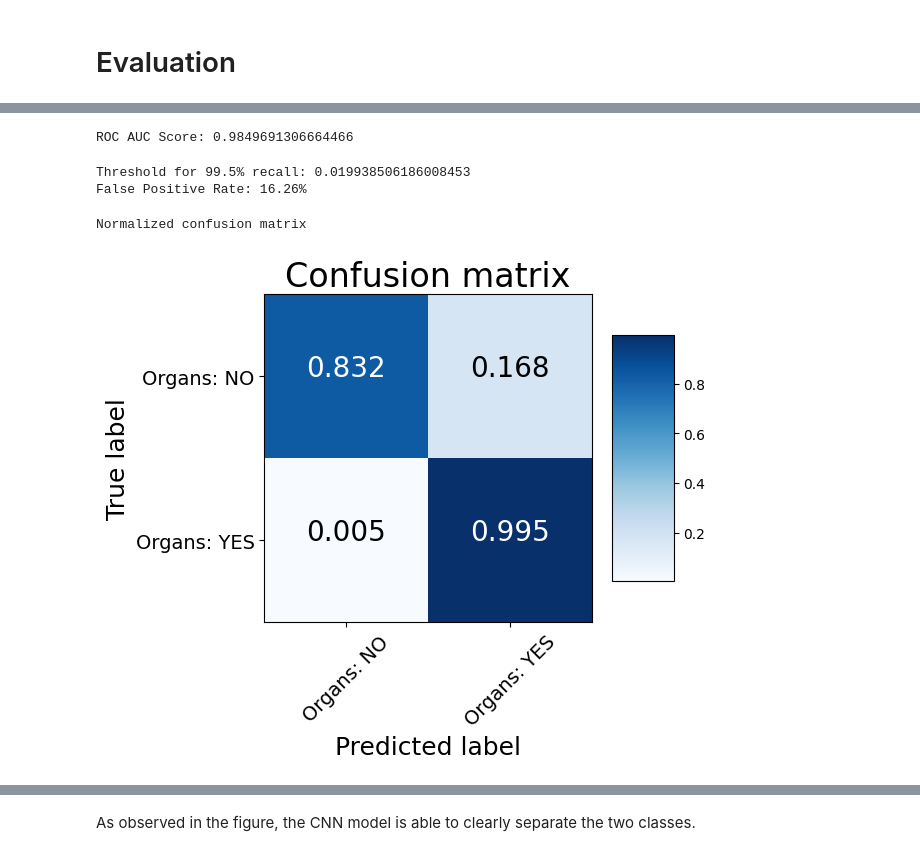
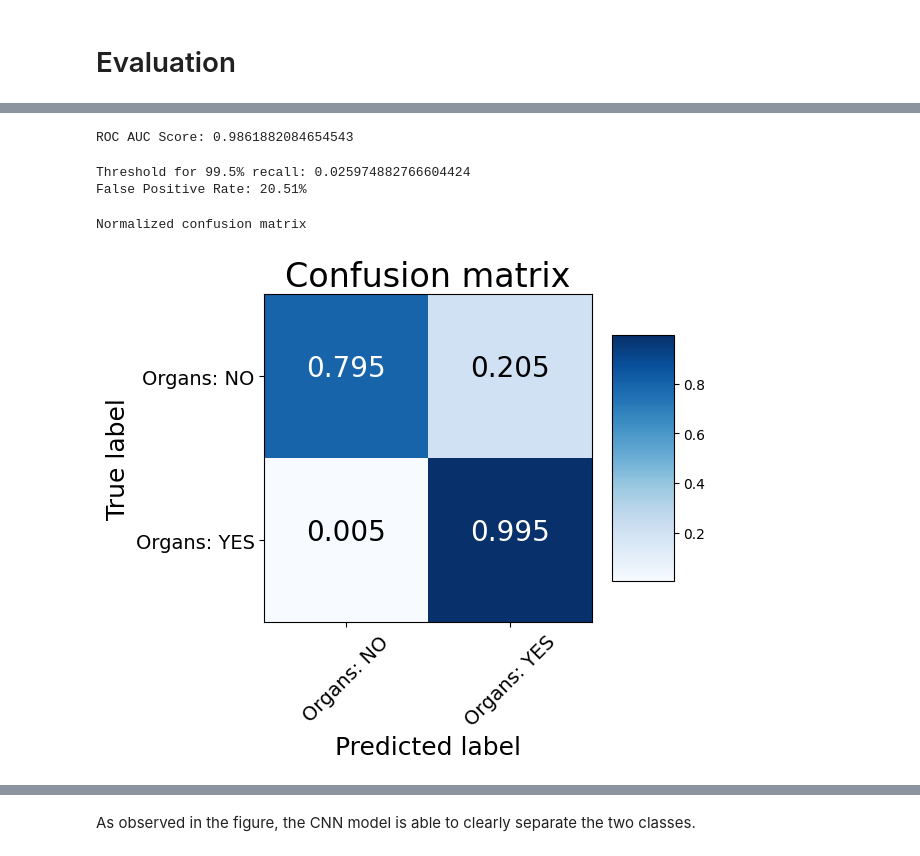
Before and after one commit to diwalsh/Medical-Imaging-Segmentation-Application, a Jupyter notebook: cnn_classification_resnet_test.ipynb, the cells around one changed output, grey strips where cells are left out. Cells and saved outputs as stored; diff of their text form; code cells hidden in the pictures.

```diff
--- a/cnn_classification_resnet_test.ipynb
+++ b/cnn_classification_resnet_test.ipynb
@@ -19,7 +19,8 @@ from keras.models import load_model
 MEAN = 0.136
 STD = 0.178
 IM_SIZE = 288
-BATCH_SIZE=32
+BATCH_SIZE = 32
+TARGET_RECALL = 0.995
 # %% [markdown]
 # Evaluation Functions
 # %%
@@ -133,6 +134,11 @@ Found 6560 images belonging to 2 classes.
 #model_5 = load_model("models/resnet50v2_nn256_lr0001_relu_batch32_epoch50_v3_2p5d.keras")
 #model_6 = load_model("models/resnet50v2_nn256_lr0001_relu_batch32_epoch50_v3.keras")
 #model_8 = load_model('models/resnet50v2_nn384_lr0001_relu_batch32_epoch30_v5.keras')
-model_3 = load_model('models/resnet50v2_nn256_lr0001_relu_batch32_epoch30_v2.keras')
+#model_3 = load_model('models/resnet50v2_nn256_lr0001_relu_batch32_epoch30_v2.keras')
+#model_7 = load_model('models/resnet50v2_nn256_lr0001_relu_batch64_epoch30_v4.keras')
+#model_9 = load_model('models/resnet50v2_nn384_lr0001_relu_batch32_epoch50_v6.keras')
+#model_10 = load_model('models/resnet50v2_nn64_lr0001_relu_batch32_epoch50_v7.keras')
+#model_11 = load_model('models/resnet50v2_nn256_lr0001_relu_batch64_epoch50_v8.keras')
+
 model_7 = load_model('models/resnet50v2_nn256_lr0001_relu_batch64_epoch30_v4.keras')
-#model_9 = load_model('models/resnet50v2_nn384_lr0001_relu_batch32_epoch50_v6.keras')
+model_12 = load_model('models/resnet50v2_nn256_64_lr0001_relu_batch64_epoch50_v9.keras')
@@ -146,12 +148,13 @@ model_11 = load_model('models/resnet50v2_nn256_lr0001_relu_batch64_epoch50_v8.ke
 # Make predictions
 #y_pred_1 = model_1.predict(test_generator_2d).reshape(-1)
 #y_pred_2 = model_2.predict(test_generator_2d).reshape(-1)
-
-y_pred_3 = model_3.predict(test_generator_2d).reshape(-1)
+#y_pred_3 = model_3.predict(test_generator_2d).reshape(-1)
 #y_pred_5 = model_5.predict(test_generator_2p5d).reshape(-1)
 #y_pred_6 = model_6.predict(test_generator_2d).reshape(-1)
-y_pred_7 = model_7.predict(test_generator_2d).reshape(-1)
+#y_pred_7 = model_7.predict(test_generator_2d).reshape(-1)
 #y_pred_8 = model_8.predict(test_generator_2d).reshape(-1)
 #y_pred_9 = model_9.predict(test_generator_2d).reshape(-1)
-y_pred_11 = model_11.predict(test_generator_2d).reshape(-1)
+#y_pred_11 = model_11.predict(test_generator_2d).reshape(-1)
+y_pred_7 = model_7.predict(test_generator_2d).reshape(-1)
+y_pred_12 = model_12.predict(test_generator_2d).reshape(-1)
 # %% [output]
@@ -207,35 +243,36 @@ plt.show()
 # %%
 # Compute roc auc score
-roc_auc_model_3 = roc_auc_score(y_test, y_pred_3)
+#roc_auc_model_3 = roc_auc_score(y_test, y_pred_3)
 #roc_auc_model_6 = roc_auc_score(y_test, y_pred_6)
-roc_auc_model_7 = roc_auc_score(y_test, y_pred_7)
+#roc_auc_model_7 = roc_auc_score(y_test, y_pred_7)
 #roc_auc_model_8 = roc_auc_score(y_test, y_pred_8)
 #roc_auc_model_9 = roc_auc_score(y_test, y_pred_9)
-print(f"ROC AUC Score: {roc_auc_model_7}")
+roc_auc_model = roc_auc_score(y_test, y_pred_12)
+print(f"ROC AUC Score: {roc_auc_model}")
 # %% [output]
-ROC AUC Score: 0.9849691306664466
+ROC AUC Score: 0.9861882084654543
 # %%
 # Compute the threshold to achieve a 99% recall
-recall = 0.995
-thr, fpr = find_roc_threshold_tpr(y_test, y_pred_3, recall)
+recall = TARGET_RECALL
+thr, fpr = find_roc_threshold_tpr(y_test, y_pred_12, recall)
 print(f"Threshold for {round(100*recall, 2)}% recall: {thr}")
 print(f"False Positive Rate: {round(100*fpr, 2)}%")
 # %% [output]
-Threshold for 99.5% recall: 0.019938506186008453
-False Positive Rate: 16.26%
+Threshold for 99.5% recall: 0.025974882766604424
+False Positive Rate: 20.51%
 # %%
 # Plot confusion matrix
-cm = confusion_matrix(y_test, y_pred_7 >= thr)
+cm = confusion_matrix(y_test, y_pred_12 >= thr)
 plot_confusion_matrix(cm,
                       ['Organs: NO', 'Organs: YES'],
                       normalize=True,
                       title='Confusion matrix',
                       cmap=plt.cm.Blues,
                       figsize=(6,6))
 plt.savefig('confusion.png')
 # %% [output]
 Normalized confusion matrix
-[figure, old version]
+[figure, new version]
 # %%
 import seaborn as sns
 
```
Also changed, not shown: parts of 5 cells of this notebook, 1 other file.
